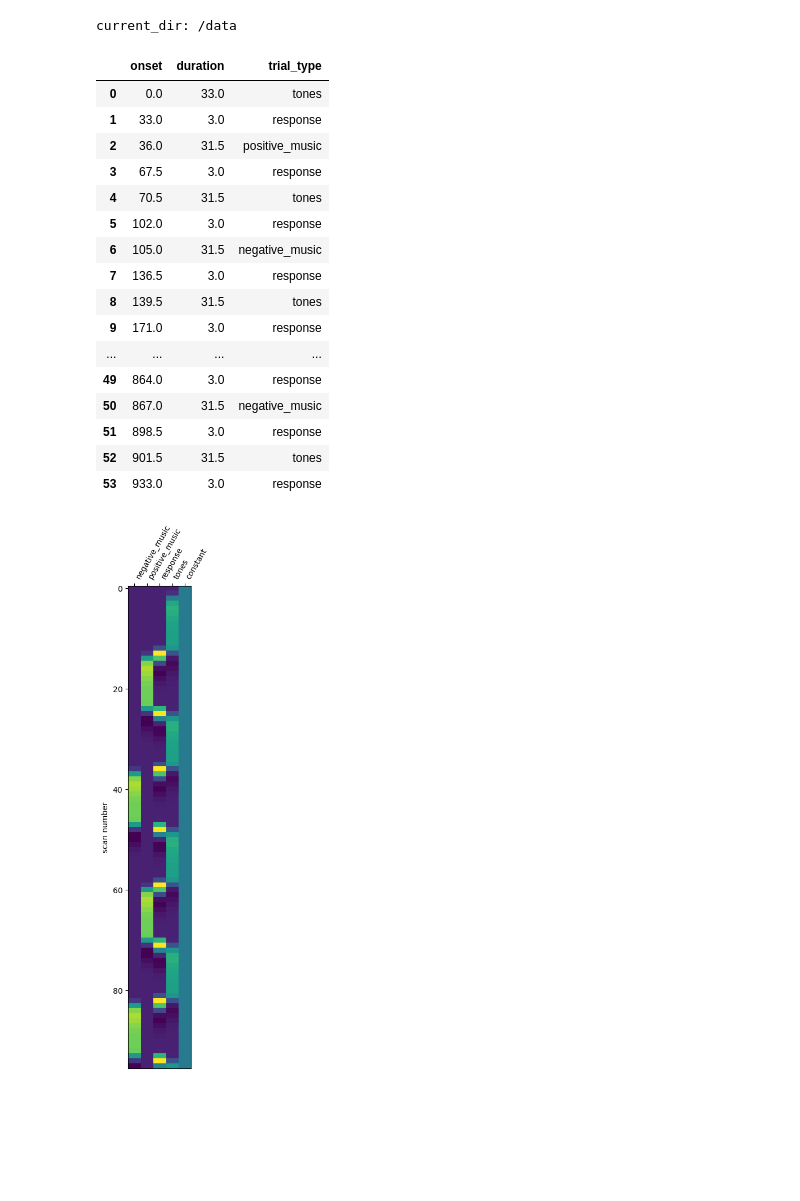
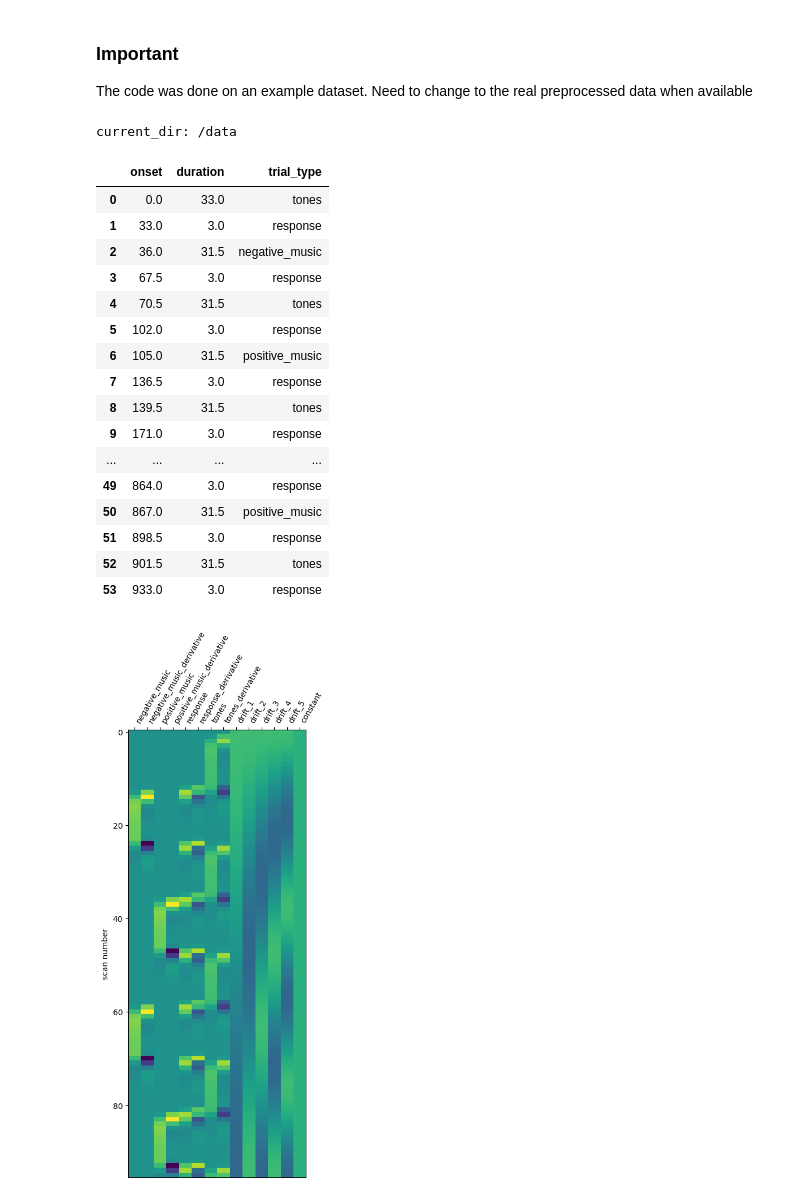
Before and after one commit to gdederichs/NSSP_project_1, a Jupyter notebook: design_matrix.ipynb, the cells around one changed output. Saved outputs shown, nothing was run; the diff lists cells and outputs as text; code cells hidden in the pictures; blank space fills up the shorter version.

Commit message:
design matrix finisehd, to be discussed, contrasts made, z-map made, now need correct data

```diff
--- a/design_matrix.ipynb
+++ b/design_matrix.ipynb
@@ -1,2 +1,5 @@
+# %% [markdown]
+### Important
+The code was done on an example dataset. Need to change to the real preprocessed data when available
 # %%
 import pandas as pd
@@ -31,7 +37,7 @@ current_dir: /data
 
 events = {}
 for i in range(1,4):
-    events[i] = pd.read_csv(os.path.join(dataset_path,subjects[0],"func","sub-control01_task-music_run-2_events.tsv"), sep = "\t")
+    events[i] = pd.read_csv(os.path.join(dataset_path,subjects[0],"func",f"sub-control01_task-music_run-{i}_events.tsv"), sep = "\t")
     if i>1: #adjust onset time for concatenation
         events[i]['onset'] += (events[i-1]['onset'].iloc[-1] + events[i-1]['duration'].iloc[-1])
 
@@ -43,17 +49,17 @@ display(events_concat)
 |  | onset | duration | trial_type |
 | 0 | 0.0 | 33.0 | tones |
 | 1 | 33.0 | 3.0 | response |
-| 2 | 36.0 | 31.5 | positive_music |
+| 2 | 36.0 | 31.5 | negative_music |
 | 3 | 67.5 | 3.0 | response |
 | 4 | 70.5 | 31.5 | tones |
 | 5 | 102.0 | 3.0 | response |
-| 6 | 105.0 | 31.5 | negative_music |
+| 6 | 105.0 | 31.5 | positive_music |
 | 7 | 136.5 | 3.0 | response |
 | 8 | 139.5 | 31.5 | tones |
 | 9 | 171.0 | 3.0 | response |
 | ... | ... | ... | ... |
 | 49 | 864.0 | 3.0 | response |
-| 50 | 867.0 | 31.5 | negative_music |
+| 50 | 867.0 | 31.5 | positive_music |
 | 51 | 898.5 | 3.0 | response |
 | 52 | 901.5 | 31.5 | tones |
 | 53 | 933.0 | 3.0 | response |
@@ -66,15 +75,18 @@ fmri_img = concat_imgs(subject_data.func)
 # %%
 fmri_glm = FirstLevelModel(t_r=3, # see task-music_bold.json
                            noise_model='ar1',
                            standardize=False,
-                           hrf_model='spm',
-                           drift_model=None,
+                           hrf_model='spm + derivative',
+                           drift_model="Cosine",
                            high_pass=.01)
 
 # Fit the model to our design and data
 fmri_glm = fmri_glm.fit(fmri_img, events_concat)
 
-plot_design_matrix(fmri_glm.design_matrices_[0])
+# ONLY FOR TESTING: only has 80 scans bcs is fit against example fMRI,
+# not the correct dataset
+design = fmri_glm.design_matrices_[0]
+plot_design_matrix(design,rescale=True)
 plt.show()
 # %% [output]
-[figure, old version]
+[figure, new version]
```
Also changed, not shown: parts of 6 cells of this notebook.
